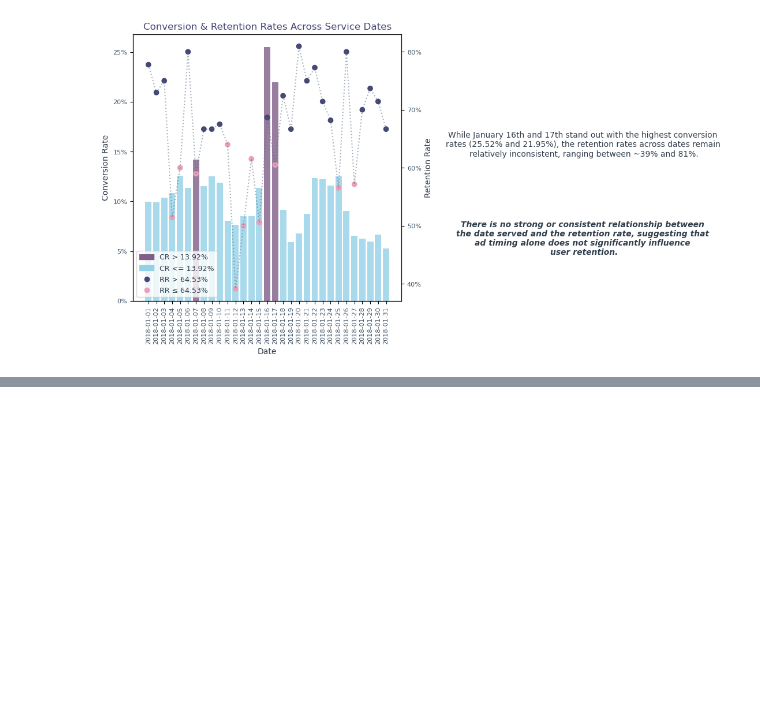
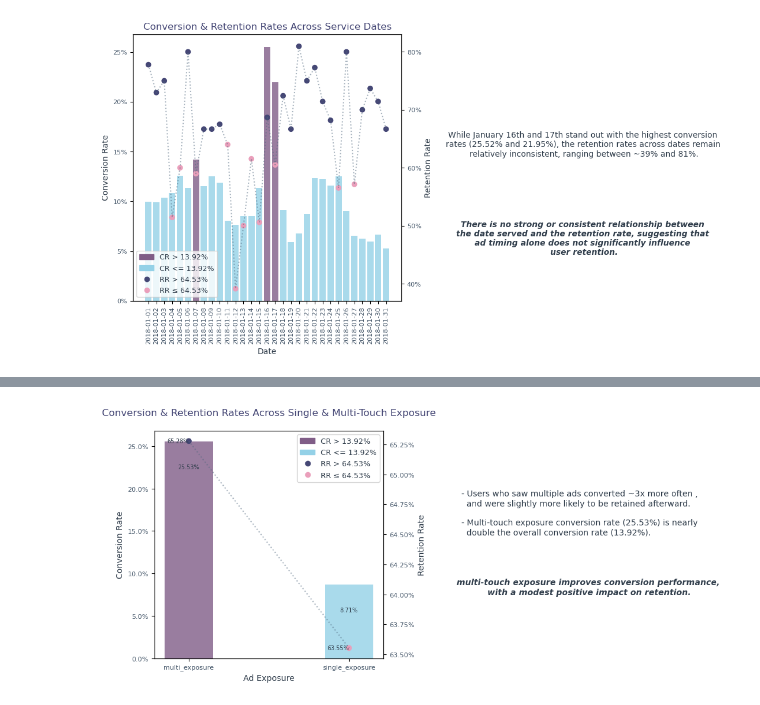
Before and after one commit to hend-a-ghafour/Analyzing_Marketing_Campaigns, a Jupyter notebook: Analyzing_Marketing_Campaigns.ipynb, the cells around one changed output, grey strips where cells are left out. Cells and saved outputs as stored; diff of their text form; code cells hidden in the pictures; blank space fills up the shorter version.

Commit message:
multi ad exposure

```diff
--- a/Analyzing_Marketing_Campaigns.ipynb
+++ b/Analyzing_Marketing_Campaigns.ipynb
@@ -2039,0 +2085,12 @@ plt.show();
+# %%
+# Calculating Retention Rate across single & multi-touch exposure
+retained_exposure=retained_users.groupby('ad_repeated').user_id.nunique().reset_index()\
+                             .rename(columns={'ad_repeated':'ad_exposure','user_id':'retained'})
+
+retention_exposure= converted_exposure.merge(retained_exposure, on='ad_exposure')
+
+retention_exposure['retention_rate']=retention_exposure['retained']/retention_repeated['converted']
+
+retention_exposure['ad_exposure']= np.where(retention_exposure['ad_exposure']==True,'multi_exposure','single_exposure')
+
+retention_exposure.style.hide().format({'retention_rate':'{:,.2%}'})
@@ -2039,0 +2101,7 @@ plt.show();
+# %%
+# merging conversion & retention dates across single & multi-touch exposure
+performance_exposure=conversion_exposure.merge(retention_exposure,on='ad_exposure')\
+                                        .loc[:,['ad_exposure','conversion_rate','retention_rate']]\
+                                        .sort_values('conversion_rate', ascending=False)
+
+performance_exposure.style.hide().format({'conversion_rate':'{:,.2%}','retention_rate':'{:,.2%}'})
@@ -2039,0 +2112,66 @@ plt.show();
+# %%
+# Visualization - Conversion & Retention Rates Across Single & Multi-Touch Exposure:
+# Data
+x=performance_exposure.ad_exposure.to_list()
+y=performance_exposure.conversion_rate
+z=performance_exposure.retention_rate
+
+# Defining colors based on performance
+colors = ['#805D87' if n > conversion_rate else '#94D1E7' for n in y]
+colors2= ['#454775' if m > retention_rate else '#EA9FBB' for m in z]
+
+# Creating the chart
+fig,ax1=plt.subplots(figsize=(5,5))
+
+# 1- Conversion Rate (Bar)
+ax1.bar(x,y,.3, alpha=.8, color=colors, label='Conversion Rate')
+
+# 2- Retention Rate
+ax2 = ax1.twinx()
+ax2.plot(x,z, ls='dotted', color='#51687F', label='Retention Rate', alpha=.5)
+ax2.scatter(x,z,color=colors2,label=['CR > 64.53%','CR <= 64.53%'])
+
+# Customizing the chart
+plt.title('Conversion & Retention Rates Across Single & Multi-Touch Exposure\n', fontsize=12, color='#454775')
+
+ax1.set_xlabel('Ad Exposure', fontsize=10,color='#313E4C')
+ax1.tick_params(axis='x',labelcolor='#415366',labelsize=8)
+
+ax1.set_ylabel('Conversion Rate', fontsize=10,color='#313E4C')
+ax1.tick_params(axis='y',labelcolor='#415366',labelsize=8)
+ax1.yaxis.set_major_formatter(mticker.PercentFormatter(1))
+
+ax2.set_ylabel('Retention Rate', fontsize=10, color='#313E4C')
+ax2.tick_params(axis='y',labelcolor='#415366',labelsize=8)
+ax2.yaxis.set_major_formatter(mticker.PercentFormatter(1))
+
+# Legend
+above_cr = mpatches.Patch(color='#805D87', label='CR > 13.92%')
+below_cr = mpatches.Patch(color='#94D1E7', label='CR <= 13.92%')
+above_rr = mlines.Line2D([], [], color='#454775', marker='o',linestyle='None',label='RR > 64.53%')
+below_rr = mlines.Line2D([], [], color='#EA9FBB', marker='o', linestyle='None',label='RR ≤ 64.53%')
+plt.legend(handles=[above_cr,below_cr,above_rr,below_rr],fontsize=9,labelcolor='#313E4C',loc='upper right')
+
+# Annotating chart with values
+for r,s in enumerate(y):
+    ax1.text(r,s-.03,f'{s:.2%}',va='center',ha='center', fontsize=7, color='#313E4C')
+
+for i,v in enumerate(z):
+    ax2.text(i,v,f'{v:.2%}',va='center',ha='right', fontsize=7, color='#313E4C')
+
+# Findings
+text1='''
+- Users who saw multiple ads converted ~3x more often ,
+  and were slightly more likely to be retained afterward.\n
+- Multi-touch exposure conversion rate (25.53%) is nearly
+  double the overall conversion rate (13.92%).'''
+
+text2='''
+multi-touch exposure improves conversion performance,
+with a modest positive impact on retention.'''
+
+plt.text(1.7,.645,text1, color='#313E4C', ha='left')
+plt.text(2.5,.64,text2, ha='center',fontstyle='italic',weight='semibold', fontsize=10, color='#313E4C')
+plt.show();
+# %% [output]
+[figure, added]
```
Also changed, not shown: parts of 13 cells of this notebook.
